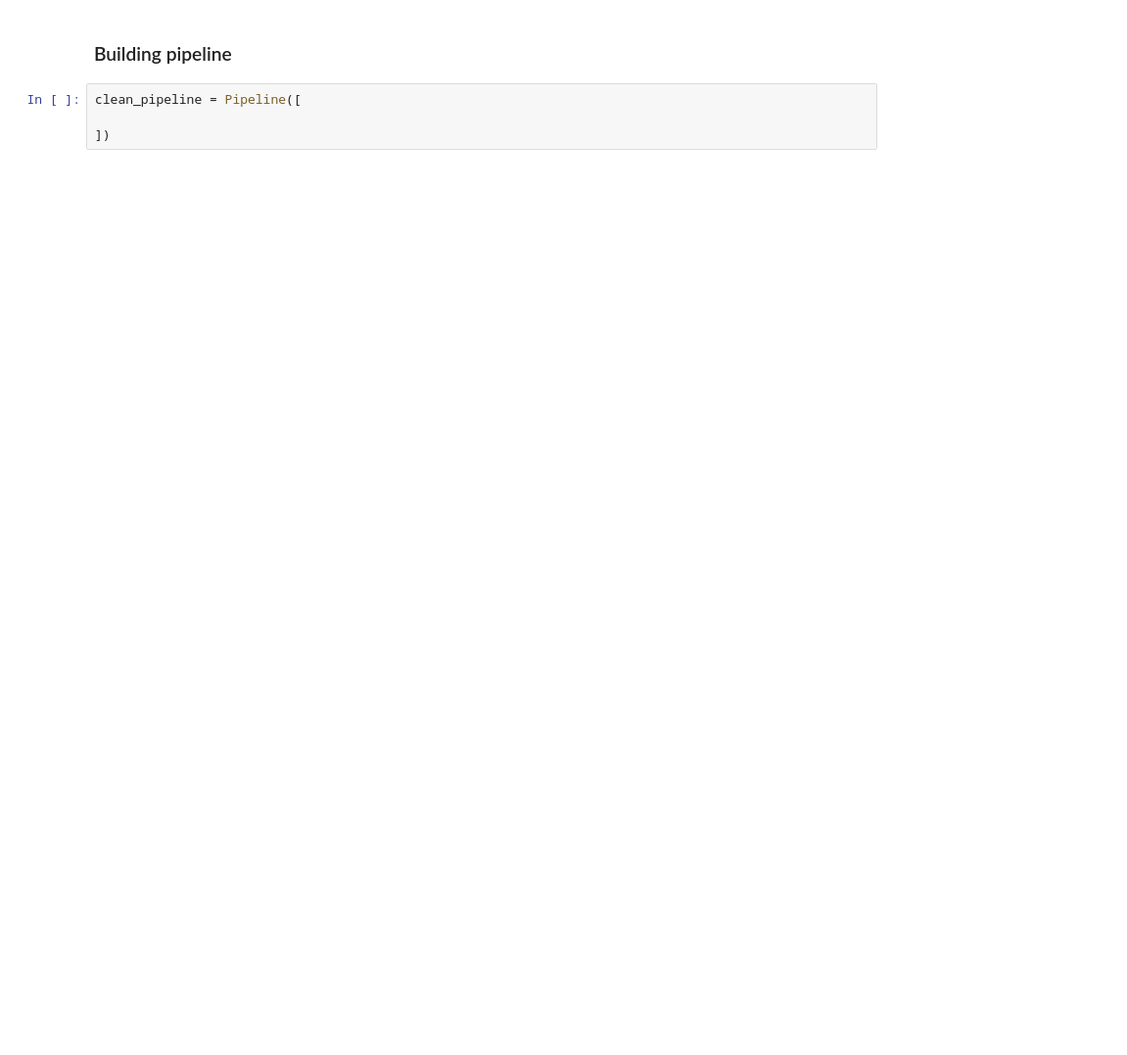
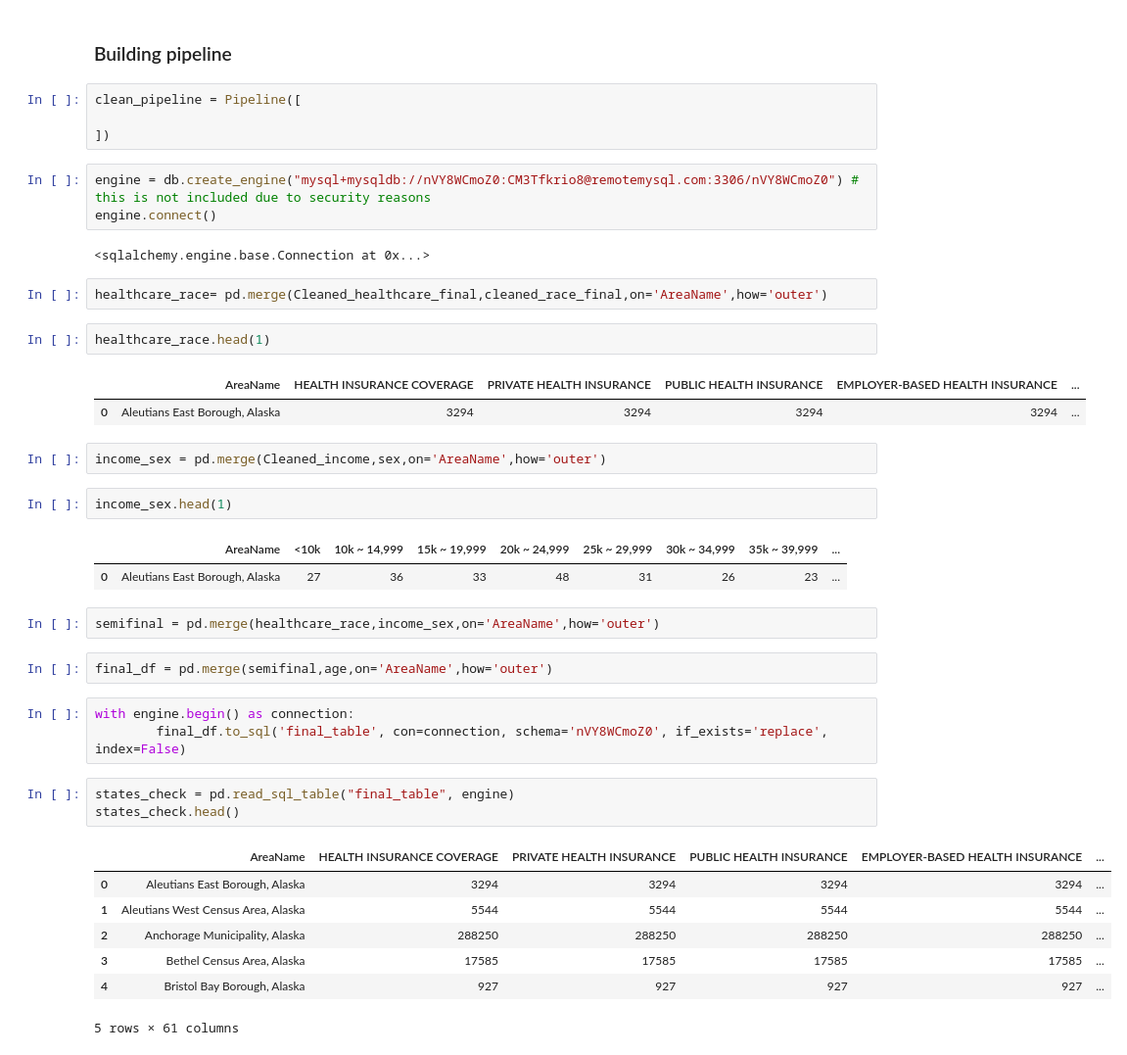
Before and after one commit to BorisRendon/Covid-impact-USA-Analysis, a Jupyter notebook: ACS/testpipeline/pipeline.ipynb, the cells around one changed output. Shown: that part at 98% size. Cells and saved outputs as stored; diff of their text form; blank space fills up the shorter version.

```diff
--- a/ACS/testpipeline/pipeline.ipynb
+++ b/ACS/testpipeline/pipeline.ipynb
@@ -460,3 +461,40 @@ KeyError: "Passing list-likes to .loc or [] with any missing labels is no longer
 clean_pipeline = Pipeline([
 
 ])
+# %%
+engine = db.create_engine("mysql+mysqldb://nVY8WCmoZ0:CM3Tfkrio8@remotemysql.com:3306/nVY8WCmoZ0") # this is not included due to security reasons
+engine.connect()
+# %% [output]
+<sqlalchemy.engine.base.Connection at 0x...>
+# %%
+healthcare_race= pd.merge(Cleaned_healthcare_final,cleaned_race_final,on='AreaName',how='outer')
+# %%
+healthcare_race.head(1)
+# %% [output]
+|  | AreaName | HEALTH INSURANCE COVERAGE | PRIVATE HEALTH INSURANCE | PUBLIC HEALTH INSURANCE | EMPLOYER-BASED HEALTH INSURANCE | ... |
+| 0 | Aleutians East Borough, Alaska | 3294 | 3294 | 3294 | 3294 | ... |
+# %%
+income_sex = pd.merge(Cleaned_income,sex,on='AreaName',how='outer')
+# %%
+income_sex.head(1)
+# %% [output]
+|  | AreaName | <10k | 10k ~ 14,999 | 15k ~ 19,999 | 20k ~ 24,999 | 25k ~ 29,999 | 30k ~ 34,999 | 35k ~ 39,999 | ... |
+| 0 | Aleutians East Borough, Alaska | 27 | 36 | 33 | 48 | 31 | 26 | 23 | ... |
+# %%
+semifinal = pd.merge(healthcare_race,income_sex,on='AreaName',how='outer')
+# %%
+final_df = pd.merge(semifinal,age,on='AreaName',how='outer')
+# %%
+with engine.begin() as connection:
+        final_df.to_sql('final_table', con=connection, schema='nVY8WCmoZ0', if_exists='replace', index=False)
+# %%
+states_check = pd.read_sql_table("final_table", engine)
+states_check.head()
+# %% [output]
+|  | AreaName | HEALTH INSURANCE COVERAGE | PRIVATE HEALTH INSURANCE | PUBLIC HEALTH INSURANCE | EMPLOYER-BASED HEALTH INSURANCE | ... |
+| 0 | Aleutians East Borough, Alaska | 3294 | 3294 | 3294 | 3294 | ... |
+| 1 | Aleutians West Census Area, Alaska | 5544 | 5544 | 5544 | 5544 | ... |
+| 2 | Anchorage Municipality, Alaska | 288250 | 288250 | 288250 | 288250 | ... |
+| 3 | Bethel Census Area, Alaska | 17585 | 17585 | 17585 | 17585 | ... |
+| 4 | Bristol Bay Borough, Alaska | 927 | 927 | 927 | 927 | ... |
+5 rows × 61 columns
```
Also changed, not shown: parts of 20 cells of this notebook.
